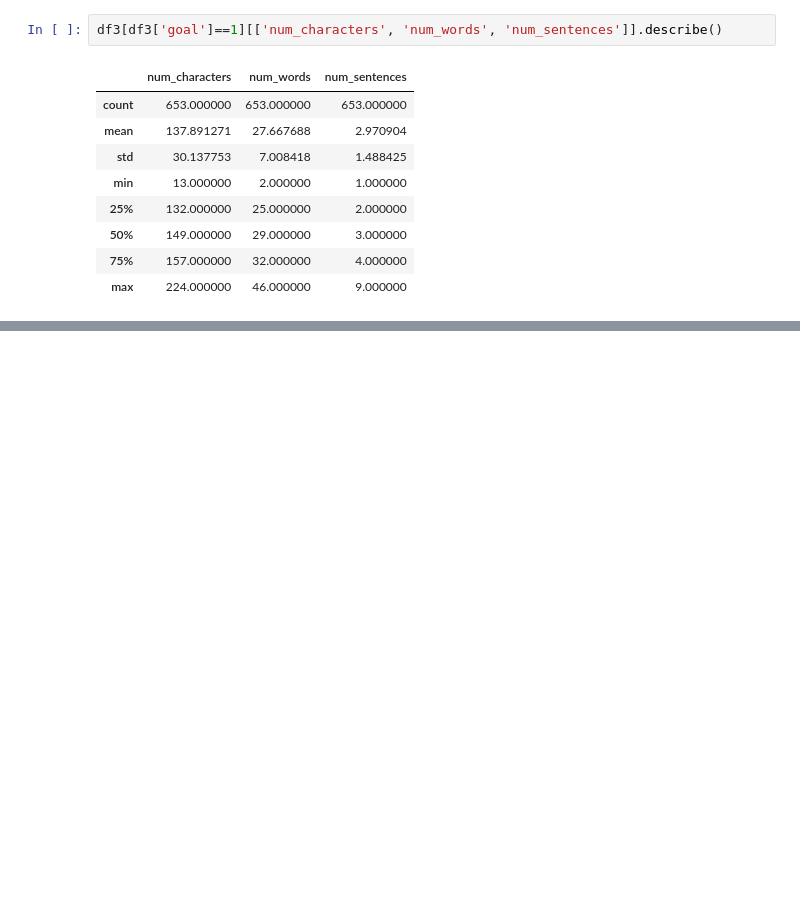
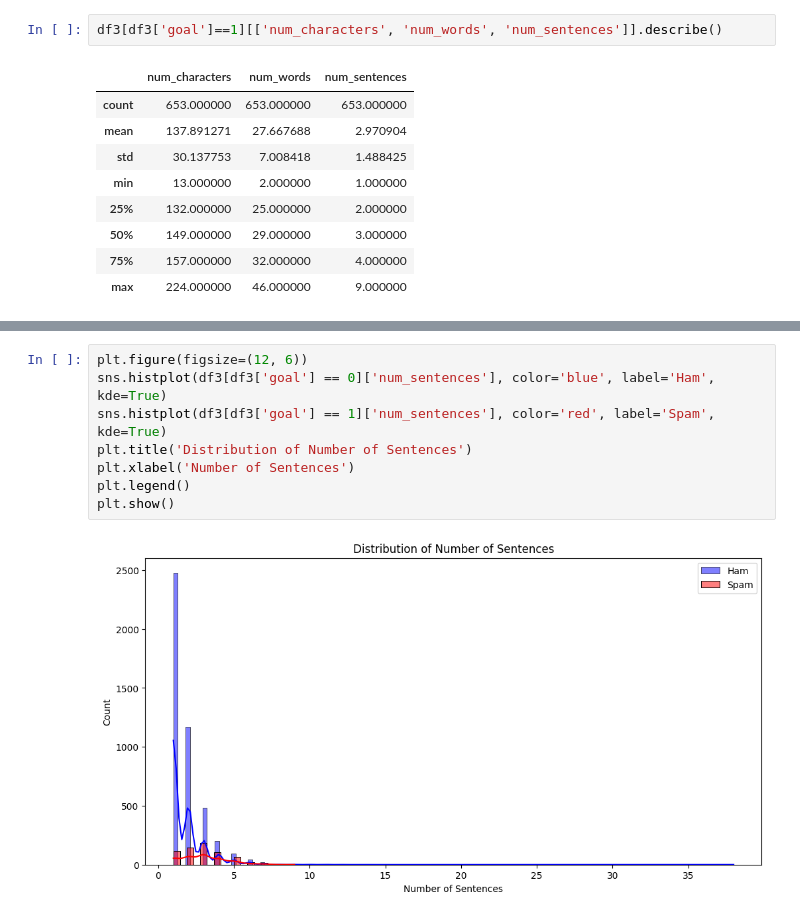
Before and after one commit to ABINAN2011/spam_detection, a Jupyter notebook: model/spam_train.ipynb, the cells around one changed output, grey strips where cells are left out. Saved outputs shown, nothing was run; the diff lists cells and outputs as text; blank space fills up the shorter version.

```diff
--- a/model/spam_train.ipynb
+++ b/model/spam_train.ipynb
@@ -240,0 +263,10 @@ df3[df3['goal']==1][['num_characters', 'num_words', 'num_sentences']].describe()
+# %%
+plt.figure(figsize=(12, 6))
+sns.histplot(df3[df3['goal'] == 0]['num_sentences'], color='blue', label='Ham', kde=True)
+sns.histplot(df3[df3['goal'] == 1]['num_sentences'], color='red', label='Spam', kde=True)
+plt.title('Distribution of Number of Sentences')
+plt.xlabel('Number of Sentences')
+plt.legend()
+plt.show()
+# %% [output]
+[figure, added]
```
Also changed, not shown: parts of 5 cells of this notebook.
